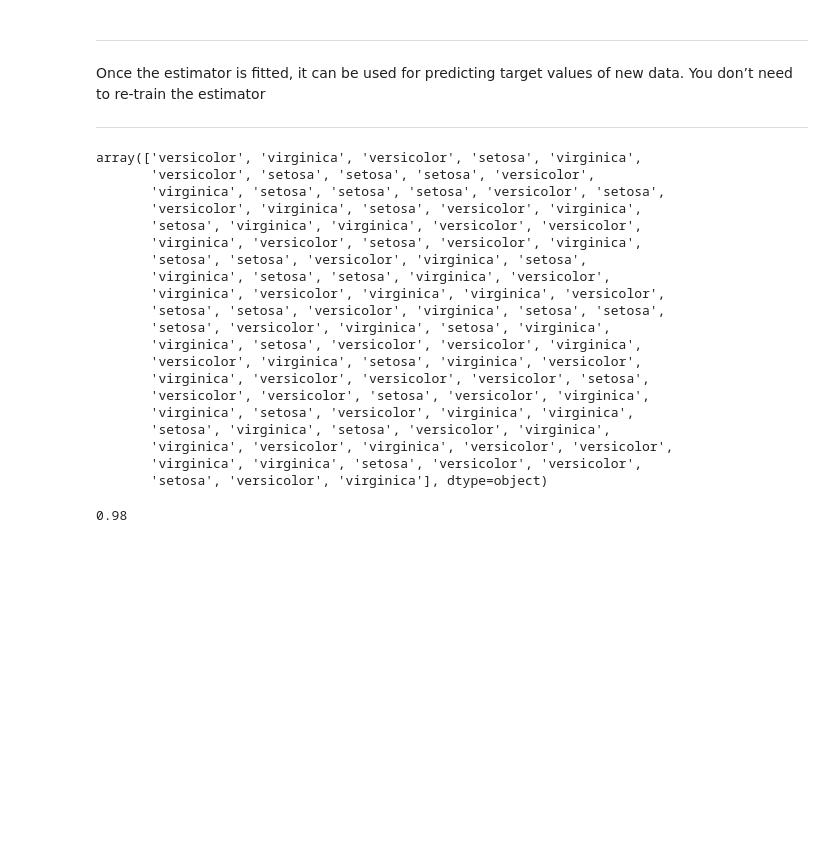
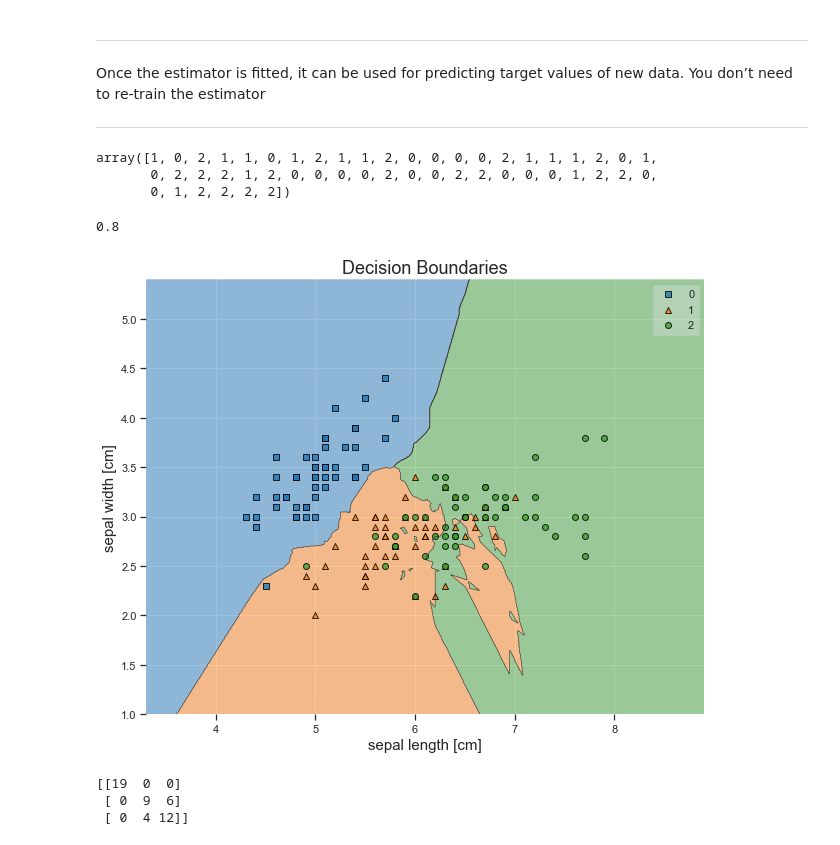
Before and after one commit to RandyRDavila/Data_Science_and_Machine_Learning_Spring_2022, a Jupyter notebook: Lecture_7/Lecture_7_2.ipynb, the cells around one changed output. Saved outputs shown, nothing was run; the diff lists cells and outputs as text; code cells hidden in the pictures; blank space fills up the shorter version.

```diff
--- a/Lecture_7/Lecture_7_2.ipynb
+++ b/Lecture_7/Lecture_7_2.ipynb
@@ -41,15 +41,26 @@ sns.set_theme()
 # Load iris data
 iris = sns.load_dataset("iris")
 
-# Create Numer ndarrays
-X = iris[["petal_length","petal_width"]].to_numpy()
-y = iris["species"].to_numpy()
+# Create Feature Matrix
+X = iris[["sepal_length","sepal_width"]].to_numpy()
+
+# Define labeling function for numerical labeling of the data
+def make_labels(y):
+    if y == "setosa":
+        return 0
+    elif y == "versicolor":
+        return 1
+    else:
+        return 2
+# Get target labels
+y = iris["species"].map(make_labels).to_numpy()
+
 
 # Create a training set and a testing set
 X_train, X_test, y_train, y_test = train_test_split(X, y, test_size=0.33, random_state=42)
 
 # Instantiate a KNN classifier
-clf = KNeighborsClassifier(n_neighbors=7)
+clf = KNeighborsClassifier(n_neighbors = 7)
 # %% [markdown]
 ---
 
@@ -74,30 +85,36 @@ KNeighborsClassifier(n_neighbors=7)
 Once the estimator is fitted, it can be used for predicting target values of new data. You don’t need to re-train the estimator
 
 ---
-# %%
-clf.predict(X_train)
-# %% [output]
-array(['versicolor', 'virginica', 'versicolor', 'setosa', 'virginica',
-       'versicolor', 'setosa', 'setosa', 'setosa', 'versicolor',
-       'virginica', 'setosa', 'setosa', 'setosa', 'versicolor', 'setosa',
-       'versicolor', 'virginica', 'setosa', 'versicolor', 'virginica',
-       'setosa', 'virginica', 'virginica', 'versicolor', 'versicolor',
-       'virginica', 'versicolor', 'setosa', 'versicolor', 'virginica',
-       'setosa', 'setosa', 'versicolor', 'virginica', 'setosa',
-       'virginica', 'setosa', 'setosa', 'virginica', 'versicolor',
-       'virginica', 'versicolor', 'virginica', 'virginica', 'versicolor',
-       'setosa', 'setosa', 'versicolor', 'virginica', 'setosa', 'setosa',
-       'setosa', 'versicolor', 'virginica', 'setosa', 'virginica',
-       'virginica', 'setosa', 'versicolor', 'versicolor', 'virginica',
-       'versicolor', 'virginica', 'setosa', 'virginica', 'versicolor',
-       'virginica', 'versicolor', 'versicolor', 'versicolor', 'setosa',
-       'versicolor', 'versicolor', 'setosa', 'versicolor', 'virginica',
-       'virginica', 'setosa', 'versicolor', 'virginica', 'virginica',
-       'setosa', 'virginica', 'setosa', 'versicolor', 'virginica',
-       'virginica', 'versicolor', 'virginica', 'versicolor', 'versicolor',
-       'virginica', 'virginica', 'setosa', 'versicolor', 'versicolor',
-       'setosa', 'versicolor', 'virginica'], dtype=object)
+# %%
+y_hat = clf.predict(X_test)
+y_hat
+# %% [output]
+array([1, 0, 2, 1, 1, 0, 1, 2, 1, 1, 2, 0, 0, 0, 0, 2, 1, 1, 1, 2, 0, 1,
+       0, 2, 2, 2, 1, 2, 0, 0, 0, 0, 2, 0, 0, 2, 2, 0, 0, 0, 1, 2, 2, 0,
+       0, 1, 2, 2, 2, 2])
 # %%
 clf.score(X_test, y_test)
 # %% [output]
-0.98
+0.8
+# %%
+from mlxtend.plotting import plot_decision_regions
+
+plt.figure(figsize = (10, 8))
+plot_decision_regions(X, y, clf = clf)
+plt.xlabel("sepal length [cm]", fontsize = 15)
+plt.ylabel("sepal width [cm]", fontsize = 15)
+plt.title("Decision Boundaries", fontsize = 18)
+plt.show()
+# %% [output]
+[figure, added]
+# %%
+from sklearn.metrics import confusion_matrix
+
+#Generate the confusion matrix
+cf_matrix = confusion_matrix(y_test, y_hat)
+
+print(cf_matrix)
+# %% [output]
+[[19  0  0]
+ [ 0  9  6]
+ [ 0  4 12]]
```
Also changed, not shown: parts of 5 cells of this notebook.
